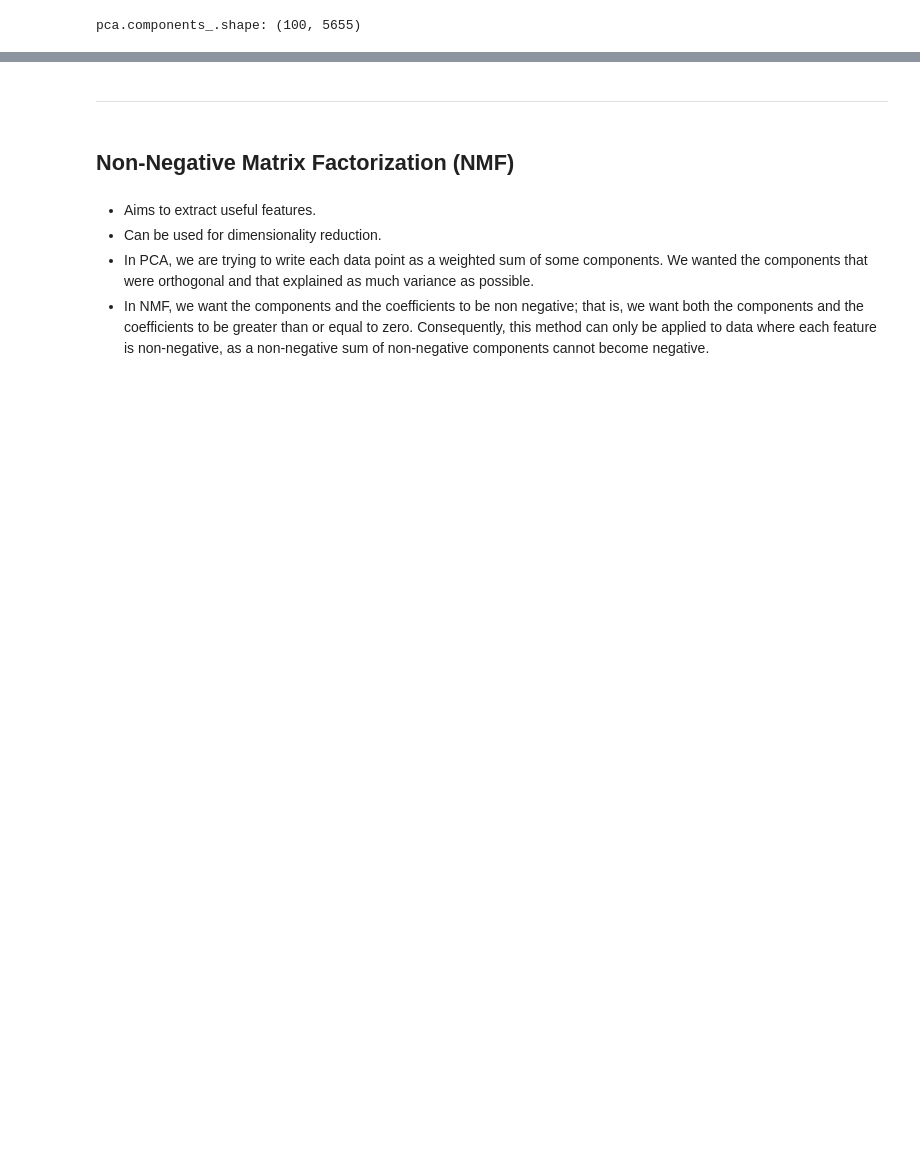
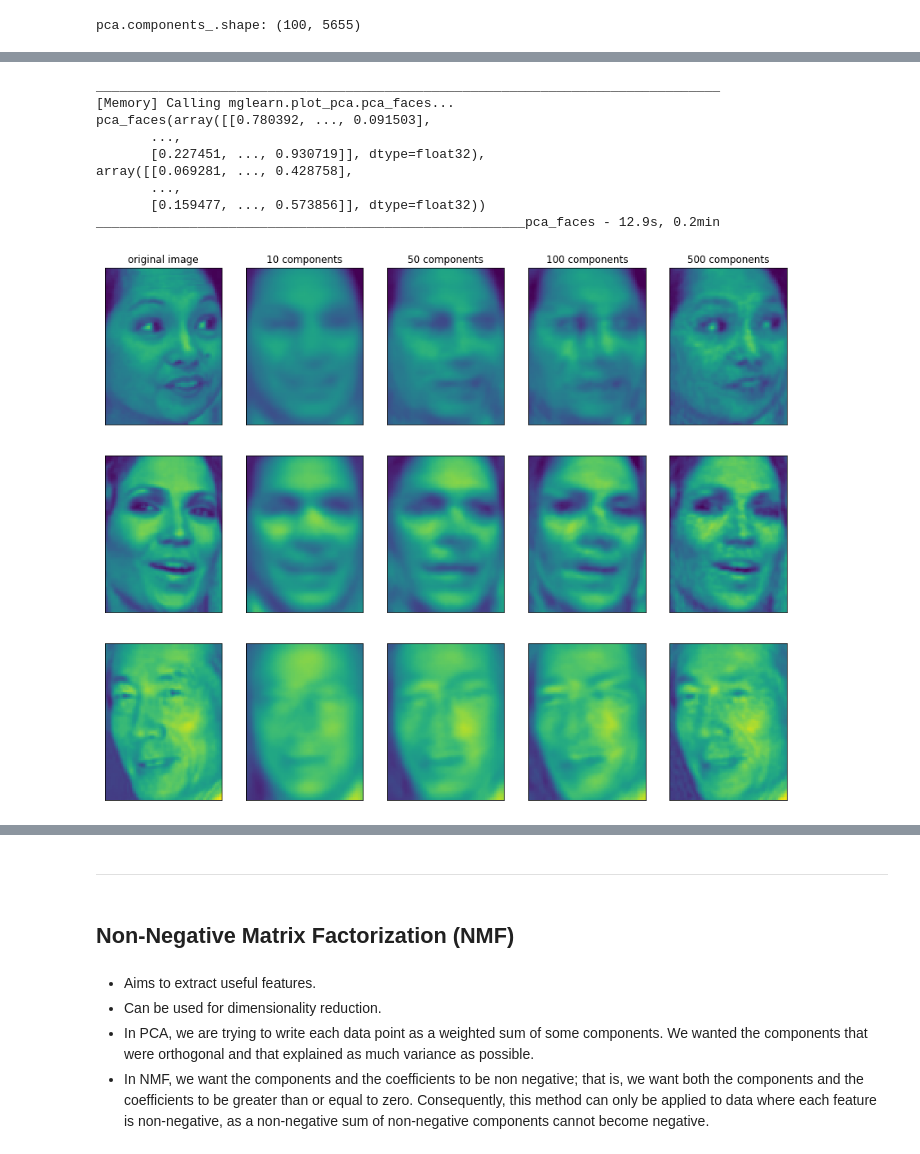
Before and after one commit to agusrichard/introduction-machine-learning-with-python, a Jupyter notebook: Chapter3/dimensionality-reduction-feature-extraction-manifold-learning.ipynb, the cells around one changed output, grey strips where cells are left out. Drawn from its saved outputs; the diff is of its cells as text; code cells hidden in the pictures; blank space fills up the shorter version.

```diff
--- a/Chapter3/dimensionality-reduction-feature-extraction-manifold-learning.ipynb
+++ b/Chapter3/dimensionality-reduction-feature-extraction-manifold-learning.ipynb
@@ -323,0 +345,13 @@ X_train.shape
+# %%
+mglearn.plots.plot_pca_faces(X_train, X_test, image_shape)
+# %% [output]
+________________________________________________________________________________
+[Memory] Calling mglearn.plot_pca.pca_faces...
+pca_faces(array([[0.780392, ..., 0.091503],
+       ...,
+       [0.227451, ..., 0.930719]], dtype=float32),
+array([[0.069281, ..., 0.428758],
+       ...,
+       [0.159477, ..., 0.573856]], dtype=float32))
+_______________________________________________________pca_faces - 12.9s, 0.2min
+[figure, added]
```
Also changed, not shown: parts of 32 cells of this notebook, 1 other file.
